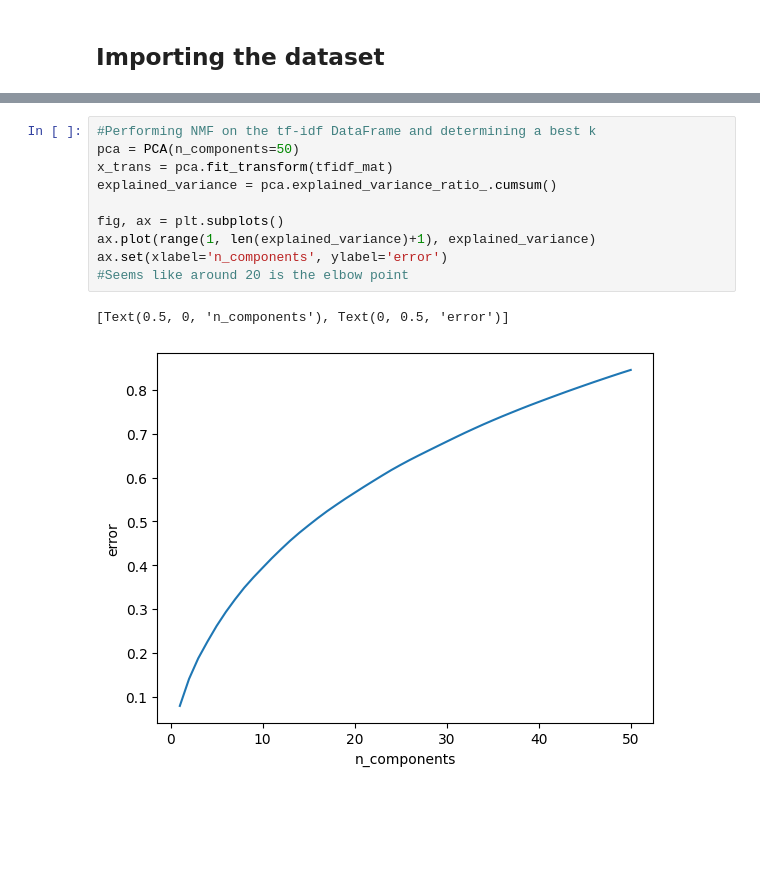
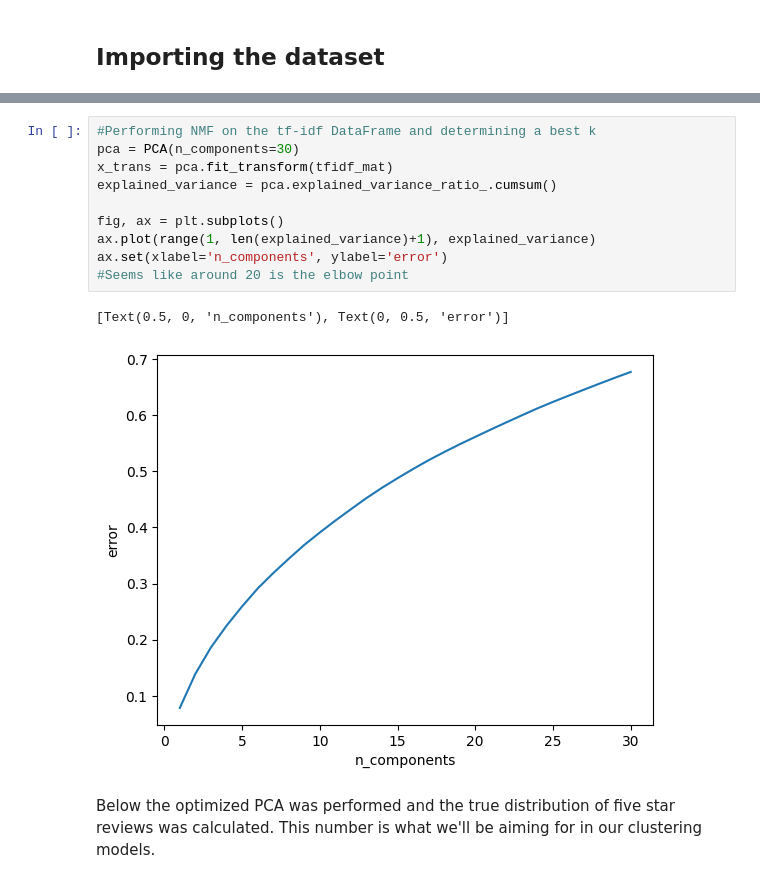
Before and after one commit to sslaquerre07/IBM_Machine_Learning, a Jupyter notebook: course4/final_project/final_project_course_4.ipynb, the cells around one changed output, grey strips where cells are left out. Cells and saved outputs as stored; diff of their text form; blank space fills up the shorter version.

```diff
--- a/course4/final_project/final_project_course_4.ipynb
+++ b/course4/final_project/final_project_course_4.ipynb
@@ -125,15 +127,17 @@ tfidf
 # %%
 #Performing NMF on the tf-idf DataFrame and determining a best k
-pca = PCA(n_components=50)
+pca = PCA(n_components=30)
 x_trans = pca.fit_transform(tfidf_mat)
 explained_variance = pca.explained_variance_ratio_.cumsum()
 
 fig, ax = plt.subplots()
 ax.plot(range(1, len(explained_variance)+1), explained_variance)
 ax.set(xlabel='n_components', ylabel='error')
 #Seems like around 20 is the elbow point
 # %% [output]
 [Text(0.5, 0, 'n_components'), Text(0, 0.5, 'error')]
-[figure, old version]
+[figure, new version]
+# %% [markdown]
+Below the optimized PCA was performed and the true distribution of five star reviews was calculated. This number is what we'll be aiming for in our clustering models.
 # %%
 #Build and get optimized PCA and transform the original data
```
Also changed, not shown: parts of 30 cells of this notebook.
